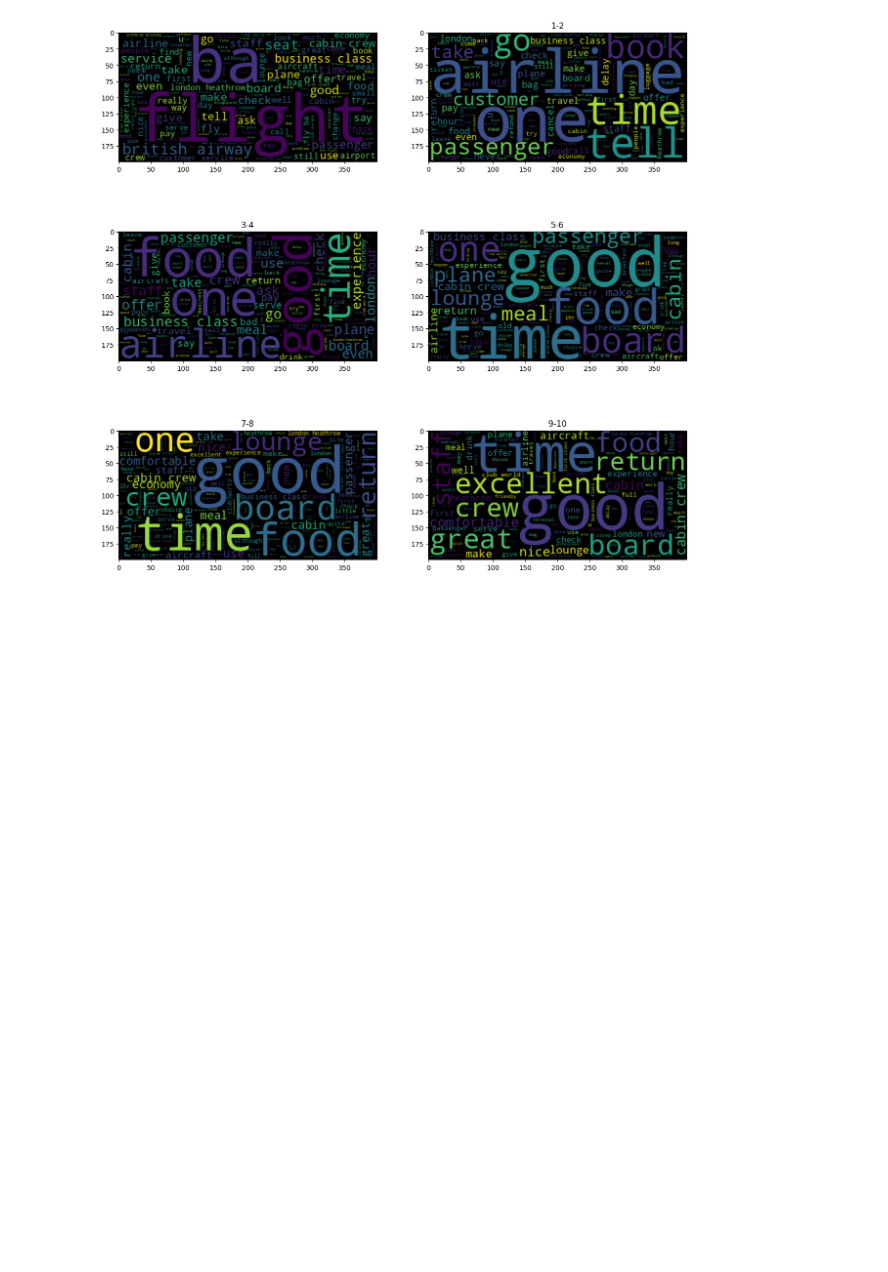
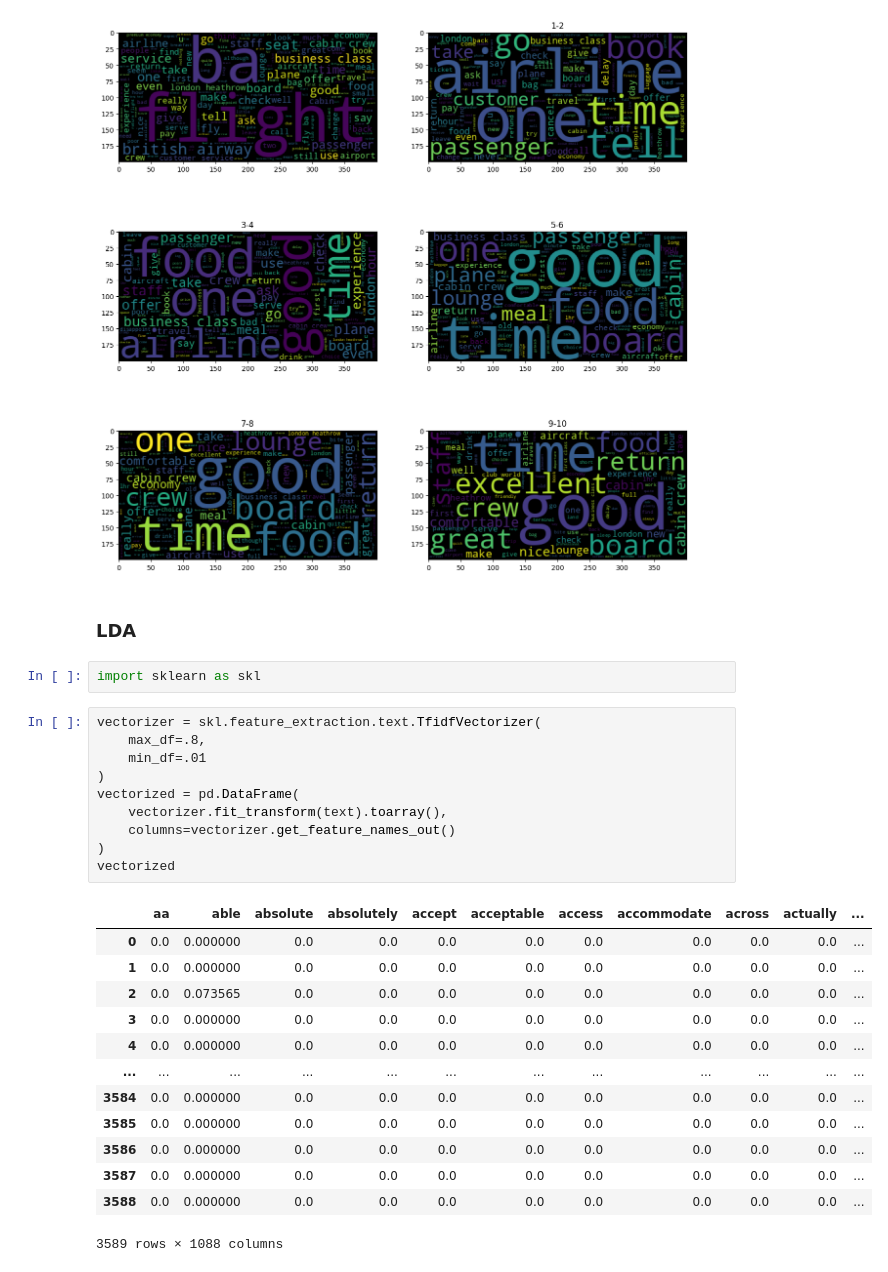
Before and after one commit to saoriyosano/british-airways-customer-review, a Jupyter notebook: data_analysis.ipynb, the cells around one changed output. Saved outputs shown, nothing was run; the diff lists cells and outputs as text; blank space fills up the shorter version.

```diff
--- a/data_analysis.ipynb
+++ b/data_analysis.ipynb
@@ -516,3 +518,31 @@ for i, cat in enumerate(cats):
     axs[(i+1)//2, (i+1)%2].set_title(f"{cat}")
 # %% [output]
 [figure]
+# %% [markdown]
+### LDA
+# %%
+import sklearn as skl
+# %%
+vectorizer = skl.feature_extraction.text.TfidfVectorizer(
+    max_df=.8,
+    min_df=.01
+)
+vectorized = pd.DataFrame(
+    vectorizer.fit_transform(text).toarray(),
+    columns=vectorizer.get_feature_names_out()
+)
+vectorized
+# %% [output]
+|  | aa | able | absolute | absolutely | accept | acceptable | access | accommodate | across | actually | ... |
+| 0 | 0.0 | 0.000000 | 0.0 | 0.0 | 0.0 | 0.0 | 0.0 | 0.0 | 0.0 | 0.0 | ... |
+| 1 | 0.0 | 0.000000 | 0.0 | 0.0 | 0.0 | 0.0 | 0.0 | 0.0 | 0.0 | 0.0 | ... |
+| 2 | 0.0 | 0.073565 | 0.0 | 0.0 | 0.0 | 0.0 | 0.0 | 0.0 | 0.0 | 0.0 | ... |
+| 3 | 0.0 | 0.000000 | 0.0 | 0.0 | 0.0 | 0.0 | 0.0 | 0.0 | 0.0 | 0.0 | ... |
+| 4 | 0.0 | 0.000000 | 0.0 | 0.0 | 0.0 | 0.0 | 0.0 | 0.0 | 0.0 | 0.0 | ... |
+| ... | ... | ... | ... | ... | ... | ... | ... | ... | ... | ... | ... |
+| 3584 | 0.0 | 0.000000 | 0.0 | 0.0 | 0.0 | 0.0 | 0.0 | 0.0 | 0.0 | 0.0 | ... |
+| 3585 | 0.0 | 0.000000 | 0.0 | 0.0 | 0.0 | 0.0 | 0.0 | 0.0 | 0.0 | 0.0 | ... |
+| 3586 | 0.0 | 0.000000 | 0.0 | 0.0 | 0.0 | 0.0 | 0.0 | 0.0 | 0.0 | 0.0 | ... |
+| 3587 | 0.0 | 0.000000 | 0.0 | 0.0 | 0.0 | 0.0 | 0.0 | 0.0 | 0.0 | 0.0 | ... |
+| 3588 | 0.0 | 0.000000 | 0.0 | 0.0 | 0.0 | 0.0 | 0.0 | 0.0 | 0.0 | 0.0 | ... |
+3589 rows × 1088 columns
```
Also changed, not shown: parts of 10 cells of this notebook.
